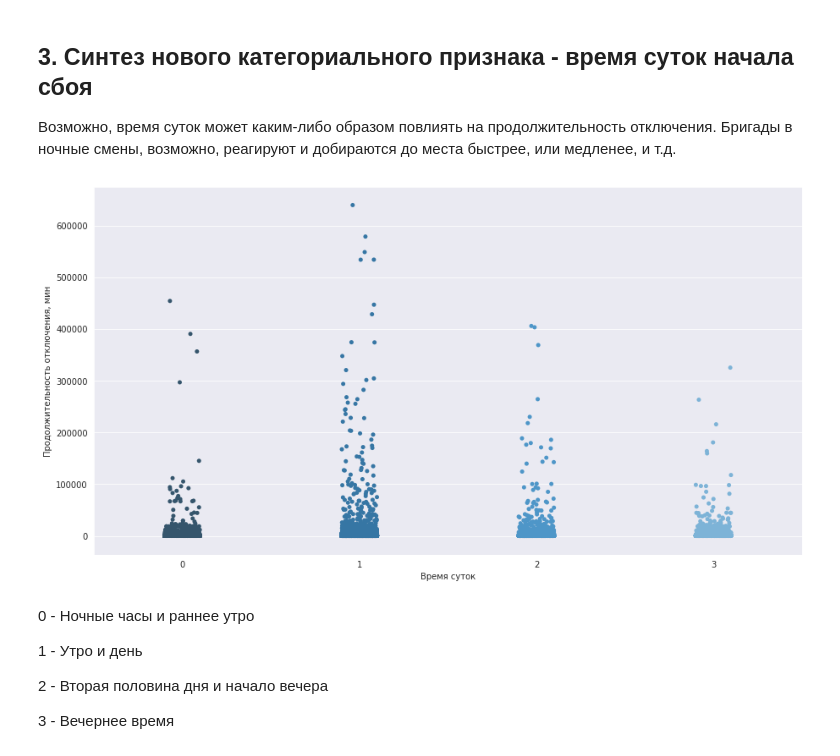
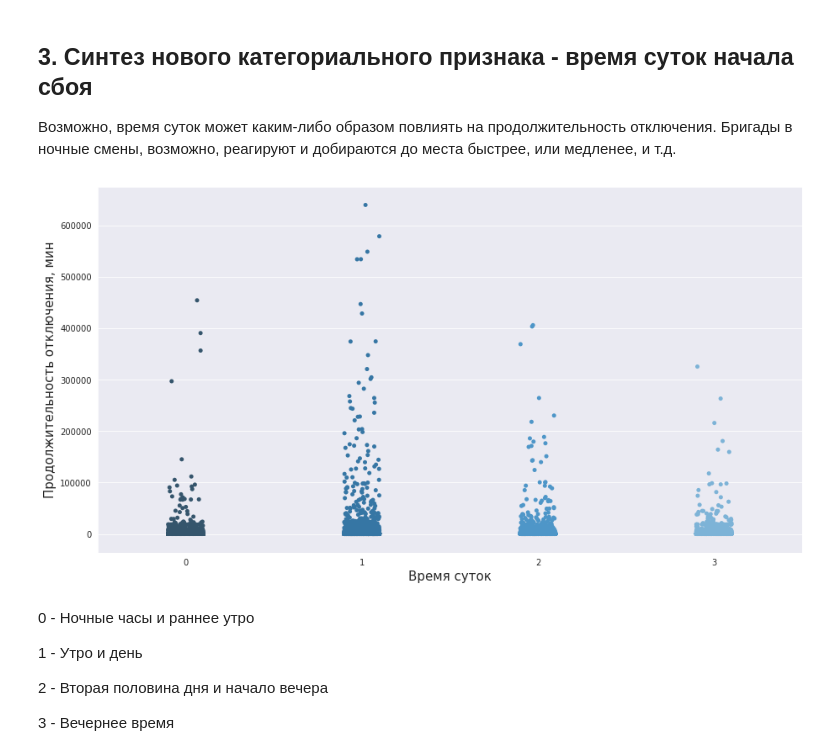
Before and after one commit to Dreamlone/Championships_and_hackathons, a Jupyter notebook: Чемпионат Changellenge Cup IT 2020/Final/Чемпионат Changellenge Cup IT 2020. Финал. Команда MYNI. Описание модели.ipynb, the cells around one changed output. Drawn from its saved outputs; the diff is of its cells as text; code cells hidden in the pictures.

```diff
--- a/Чемпионат Changellenge Cup IT 2020/Final/Чемпионат Changellenge Cup IT 2020. Финал. Команда MYNI. Описание модели.ipynb
+++ b/Чемпионат Changellenge Cup IT 2020/Final/Чемпионат Changellenge Cup IT 2020. Финал. Команда MYNI. Описание модели.ipynb
@@ -122,37 +122,37 @@ hours = []
 year_and_month = []
 for time in data['time_start']:
     time = datetime.strftime(time, format = "%Y-%m-%d %H:%M:%S")
     # Используем только час
     hour = int(time[10:13])
 
     if any(hour == value for value in [0,1,2,3,4,5,6]):
         # Ночные часы и раннее утро
         hours.append('0')
     elif any(hour == value for value in [7,8,9,10,11,12,13]):
         # Утро и день
         hours.append('1')
     elif any(hour == value for value in [14,15,16,17]):
         # Вторая половина дня и начало вечера
         hours.append('2')
     else:
         # Вечернее время
         hours.append('3')
 
     # Теперь займемся разделением выборки на обучение и тест
     # Для теста возьмем один месяц в 2020 году, так будет честно
     year_and_month.append(time[:7])
 data['hour'] = hours
 data['year_and_month'] = year_and_month
 
 with sns.axes_style("darkgrid"):
     fig, ax = plt.subplots(figsize = (15,8))
-    sns.catplot('hour', 'outage', palette = "Blues_d", data = data, ax = ax)
-    ax.set_xlabel('Время суток')
-    ax.set_ylabel('Продолжительность отключения, мин')
+    sns.stripplot('hour', 'outage', palette = "Blues_d", data = data, ax = ax)
+    ax.set_xlabel('Время суток', fontsize = 15)
+    ax.set_ylabel('Продолжительность отключения, мин', fontsize = 15)
     plt.close(2)
     plt.show()
 # %% [output]
-[figure, old version]
+[figure, new version]
 # %% [markdown]
 0 - Ночные часы и раннее утро
 
```
Also changed, not shown: parts of 7 cells of this notebook.
